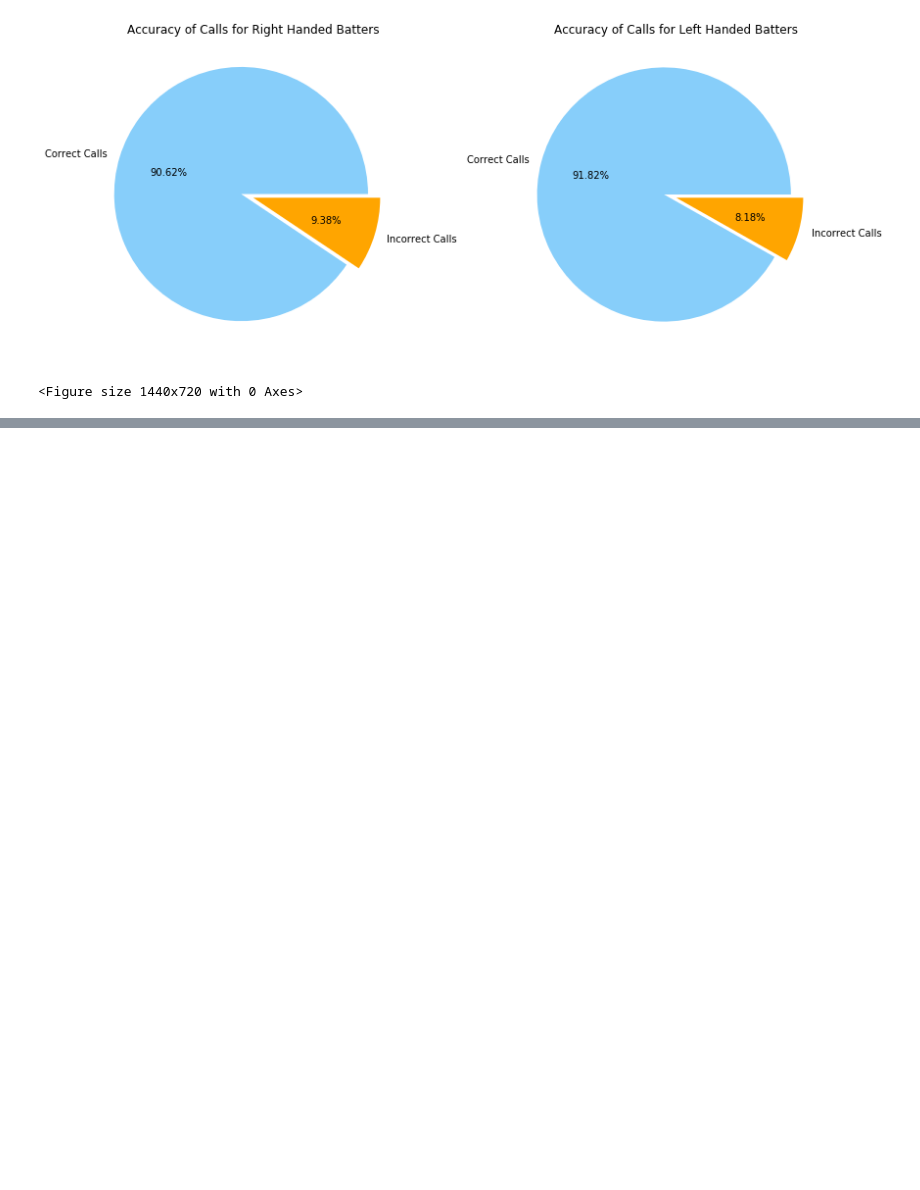
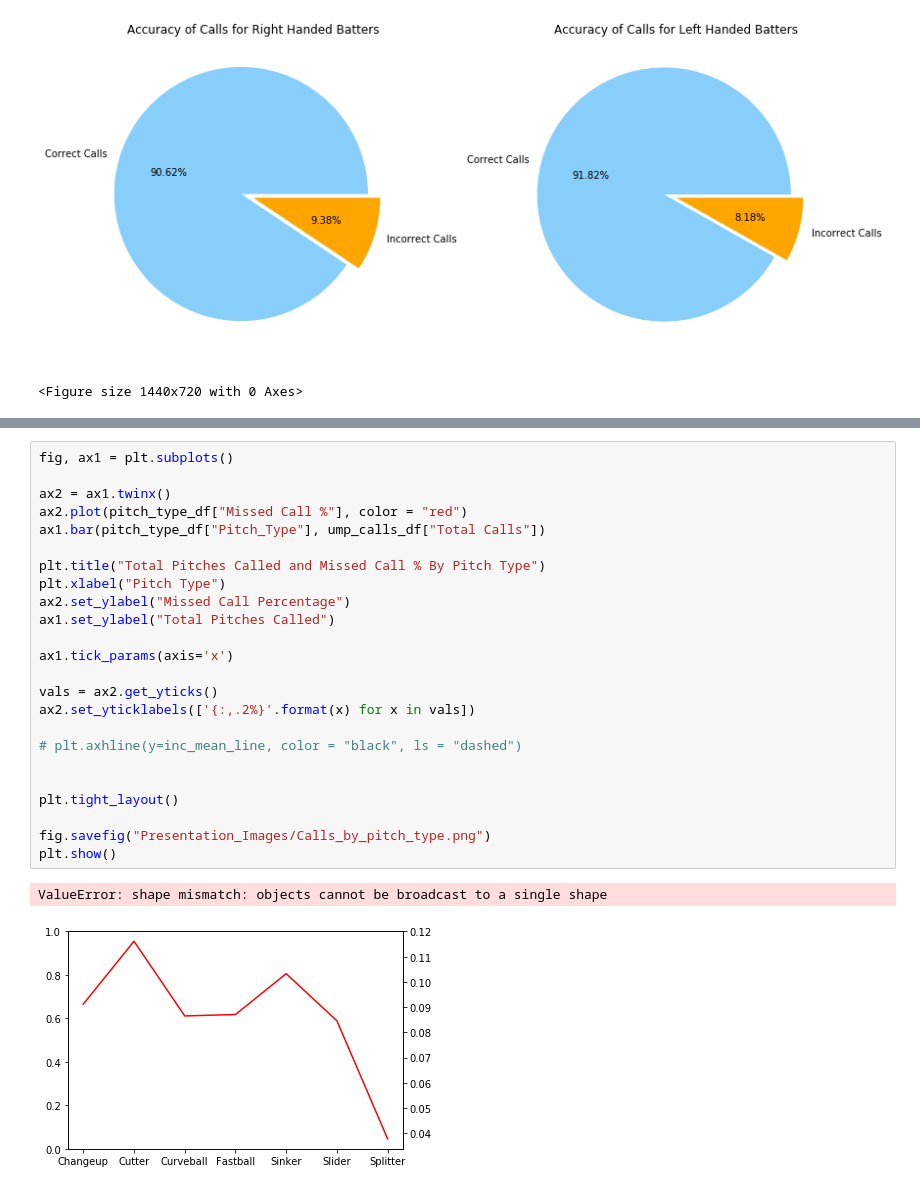
Before and after one commit to ForrestMcDougal/MLB-Postseason-Umpire-Analysis, a Jupyter notebook: Presentation_Charts.ipynb, the cells around one changed output, grey strips where cells are left out. Drawn from its saved outputs; the diff is of its cells as text; blank space fills up the shorter version.

```diff
--- a/Presentation_Charts.ipynb
+++ b/Presentation_Charts.ipynb
@@ -273,0 +309,27 @@ TypeError: unsupported operand type(s) for /: 'int' and 'method'
+# %%
+fig, ax1 = plt.subplots()
+
+ax2 = ax1.twinx()
+ax2.plot(pitch_type_df["Missed Call %"], color = "red")
+ax1.bar(pitch_type_df["Pitch_Type"], ump_calls_df["Total Calls"])
+
+plt.title("Total Pitches Called and Missed Call % By Pitch Type")
+plt.xlabel("Pitch Type")
+ax2.set_ylabel("Missed Call Percentage")
+ax1.set_ylabel("Total Pitches Called")
+
+ax1.tick_params(axis='x')
+
+vals = ax2.get_yticks()
+ax2.set_yticklabels(['{:,.2%}'.format(x) for x in vals])
+
+# plt.axhline(y=inc_mean_line, color = "black", ls = "dashed")
+
+
+plt.tight_layout()
+
+fig.savefig("Presentation_Images/Calls_by_pitch_type.png")
+plt.show()
+# %% [output]
+ValueError: shape mismatch: objects cannot be broadcast to a single shape
+[figure, added]
```
Also changed, not shown: parts of 5 cells of this notebook, 1 other file.
